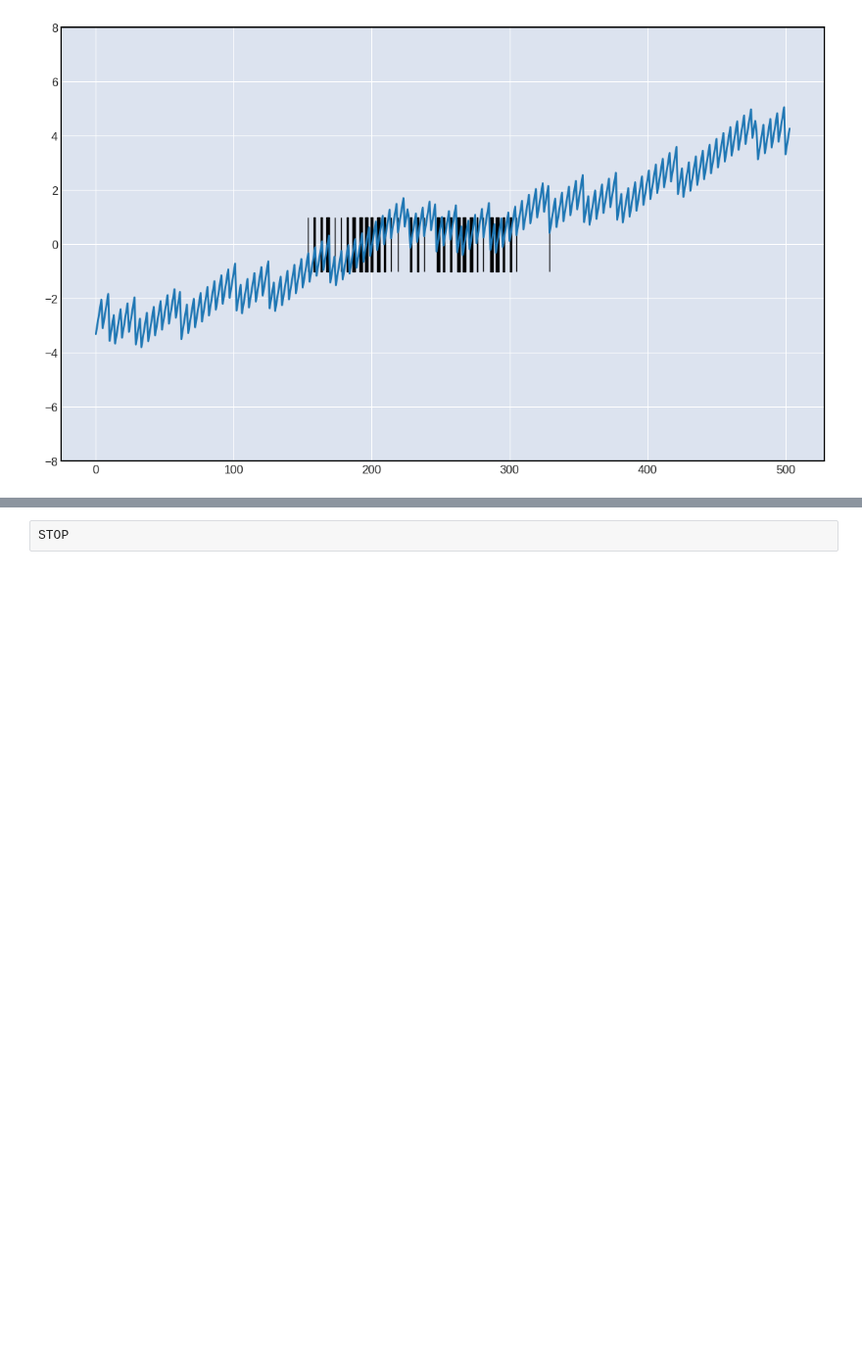
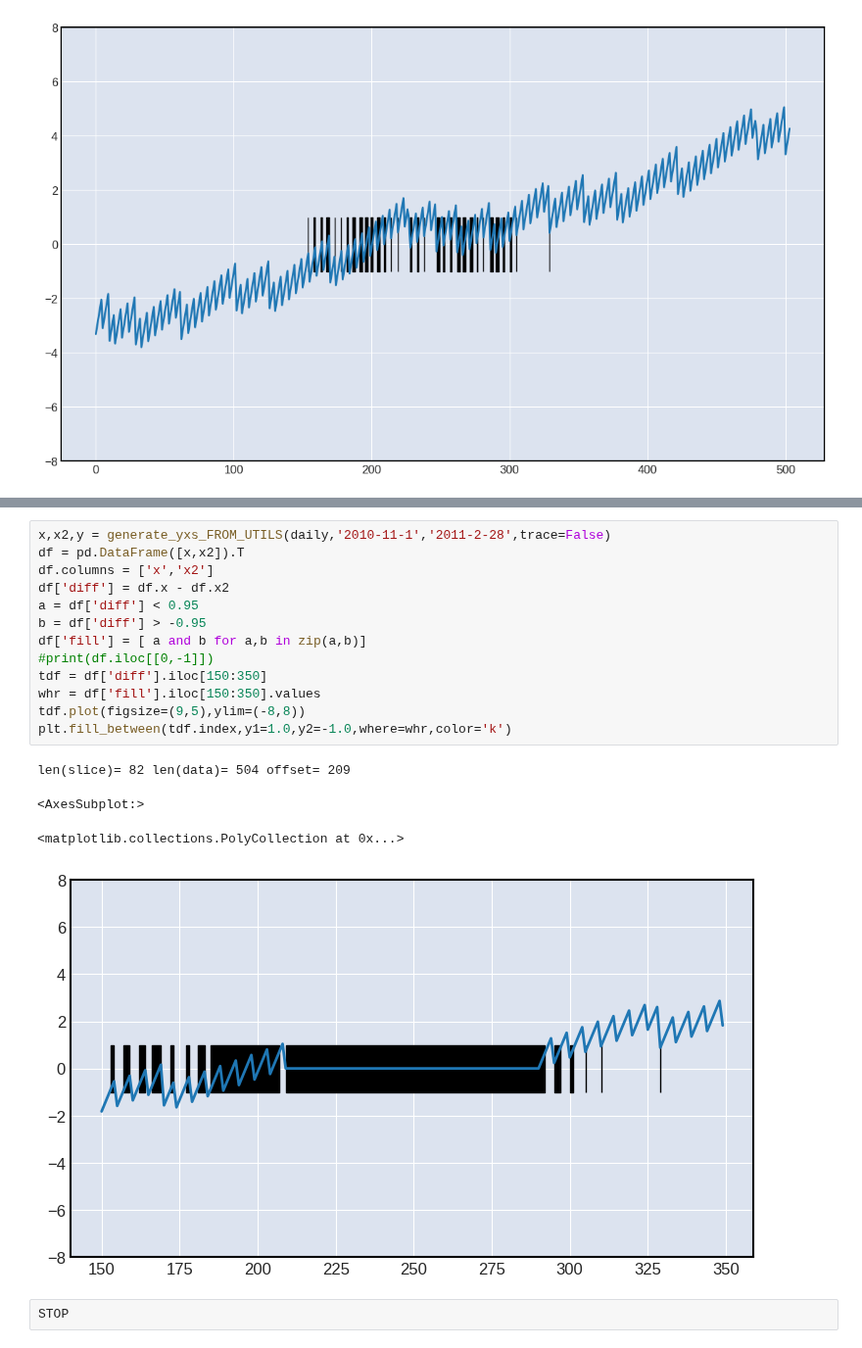
Before and after one commit to matplotlib/mplfinance, a Jupyter notebook: examples/scratch_pad/date_to_iloc_extrapolation.ipynb, the cells around one changed output, grey strips where cells are left out. Shown at 98% size. Saved outputs shown, nothing was run; the diff lists cells and outputs as text; blank space fills up the shorter version.

```diff
--- a/examples/scratch_pad/date_to_iloc_extrapolation.ipynb
+++ b/examples/scratch_pad/date_to_iloc_extrapolation.ipynb
@@ -249,3 +357,21 @@ len(slice)= 83 len(data)= 504 offset= 209
+# %%
+x,x2,y = generate_yxs_FROM_UTILS(daily,'2010-11-1','2011-2-28',trace=False)
+df = pd.DataFrame([x,x2]).T
+df.columns = ['x','x2']
+df['diff'] = df.x - df.x2
+a = df['diff'] < 0.95
+b = df['diff'] > -0.95
+df['fill'] = [ a and b for a,b in zip(a,b)]
+#print(df.iloc[[0,-1]])
+tdf = df['diff'].iloc[150:350]
+whr = df['fill'].iloc[150:350].values
+tdf.plot(figsize=(9,5),ylim=(-8,8))
+plt.fill_between(tdf.index,y1=1.0,y2=-1.0,where=whr,color='k')
+# %% [output]
+len(slice)= 82 len(data)= 504 offset= 209
+<AxesSubplot:>
+<matplotlib.collections.PolyCollection at 0x...>
+[figure, added]
 # %%
 STOP
 # %% [output]
```
Also changed, not shown: parts of 9 cells of this notebook, 3 other files.
